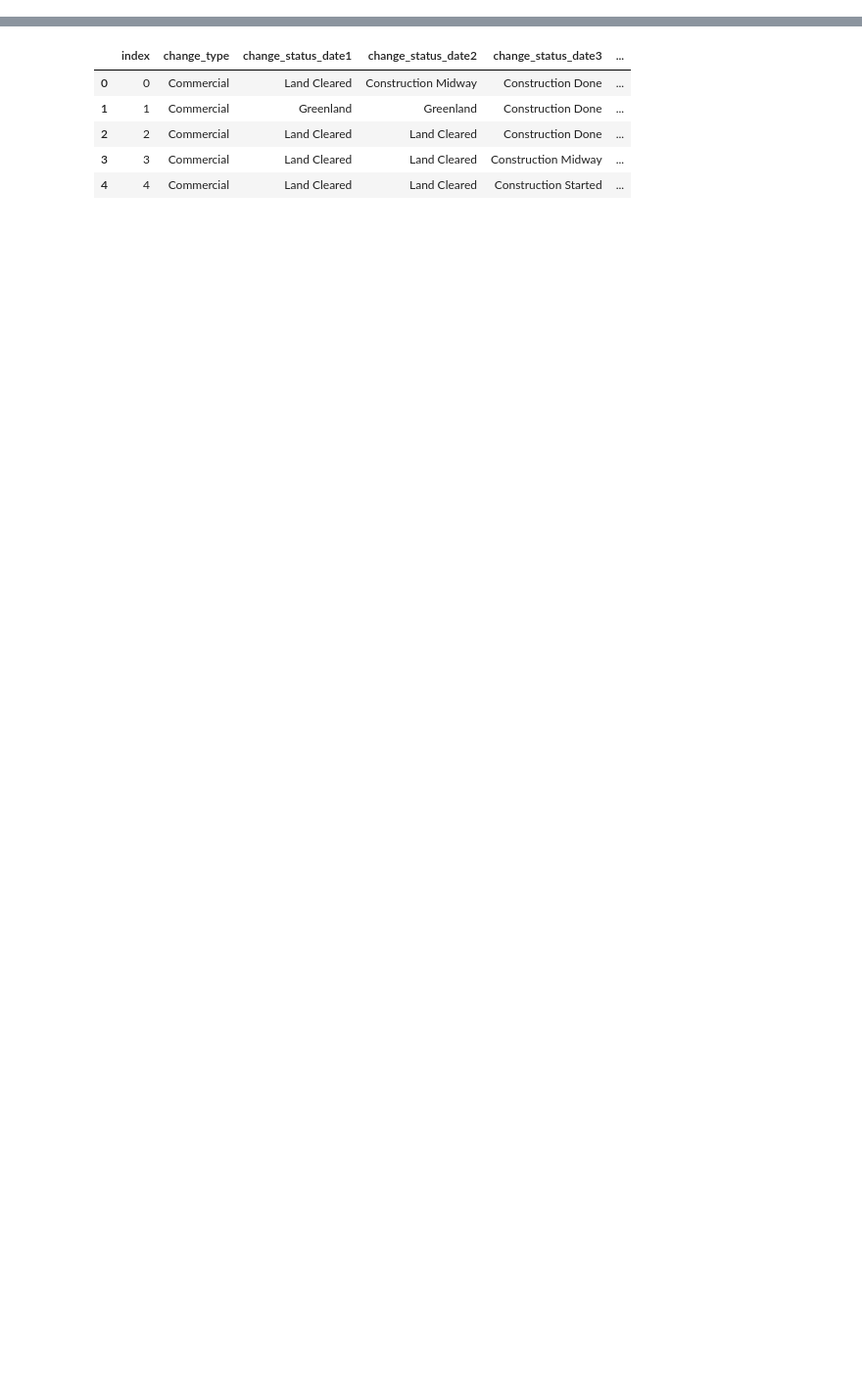
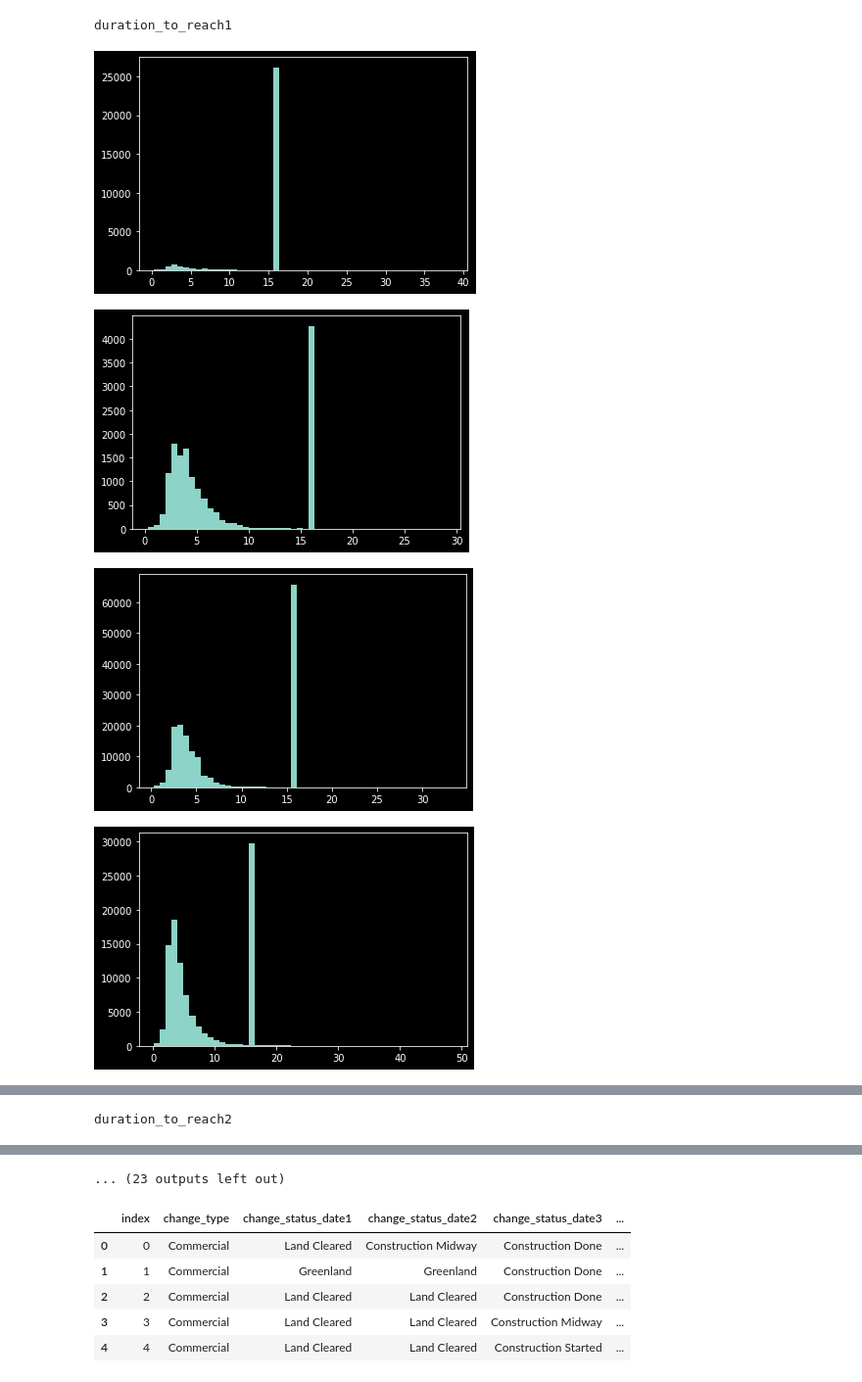
Before and after one commit to maxime7770/ML-Competition, a Jupyter notebook: extract_features_dates.ipynb, the cells around one changed output, grey strips where cells are left out. Shown at 98% size. Cells and saved outputs as stored; diff of their text form; code cells hidden in the pictures; blank space fills up the shorter version.

```diff
--- a/extract_features_dates.ipynb
+++ b/extract_features_dates.ipynb
@@ -16,6 +16,8 @@ from sklearn.metrics import accuracy_score
 import xgboost
 from joblib import dump, load
 from datetime import datetime
+import matplotlib.pyplot as plt
+plt.style.use('dark_background')
 # %%
 train_df = gpd.read_file('train.geojson', index_col=0)
 test_df = gpd.read_file('test.geojson', index_col=0)
@@ -184,0 +187,14 @@ NA :0
+# %%
+
+for col in ['duration_to_reach' + str(step2av(step[0])) for step in steps_tuple[1:]]:
+    print(col)
+    for y in change_type_map:
+        df_float = df_aug2[(df_aug2[col].map(type) == float) & (train_df["change_type"] == y)]
+        plt.hist(df_float[col], bins = 50)
+        plt.show()
+# %% [output]
+duration_to_reach1
+[figure, added]
+[figure, added]
+[figure, added]
+[figure, added]
@@ -184,0 +203 @@ NA :0
+duration_to_reach2
@@ -185,3 +208,4 @@ NA :0
+... (23 outputs left out)
 # %%
 train_df.head()
 # %% [output]
```
Also changed, not shown: parts of 2 cells of this notebook.
